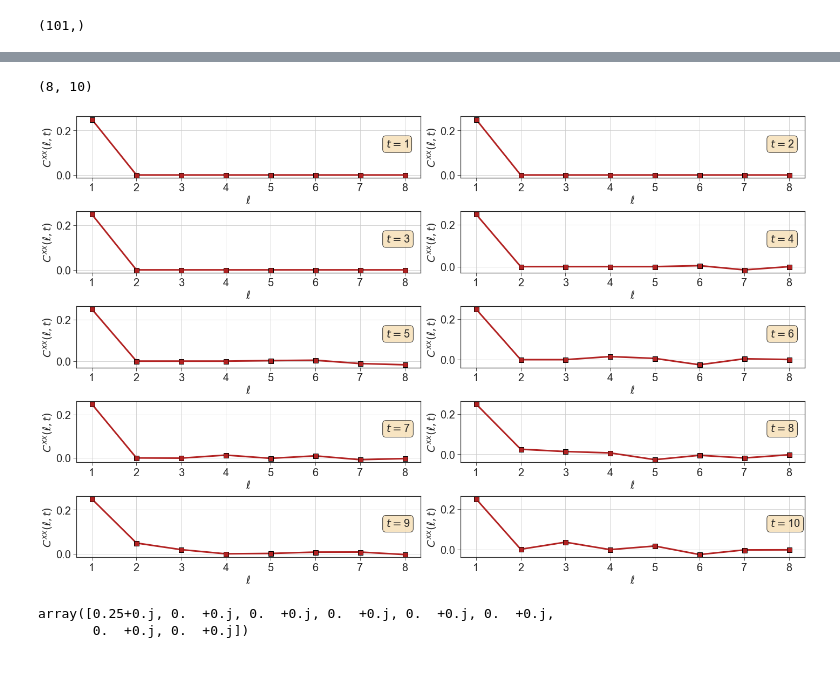
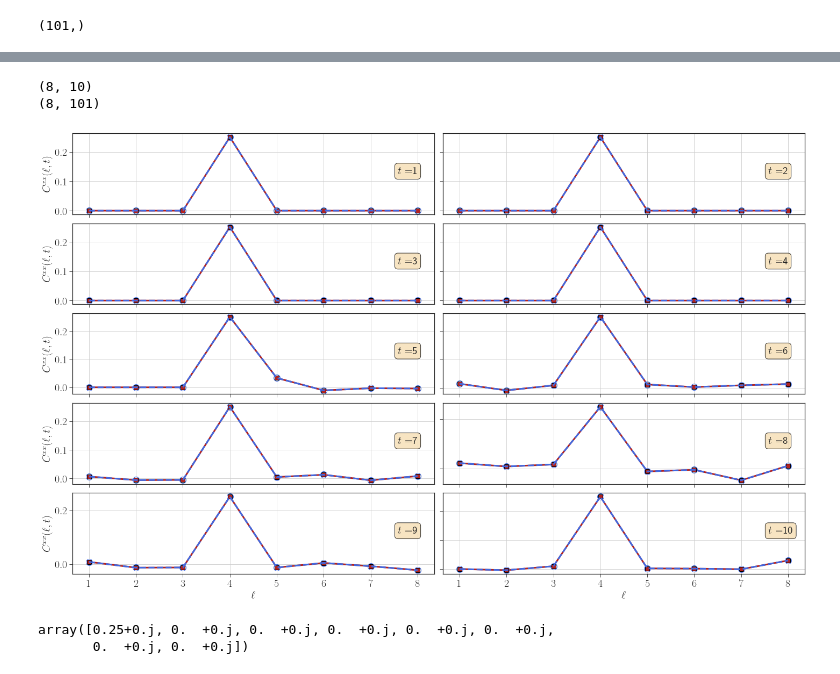
Before and after one commit to xiaobo-23/EntangledLightConeSampling, a Jupyter notebook: HQA_Data_Analysis.ipynb, the cells around one changed output, grey strips where cells are left out. Cells and saved outputs as stored; diff of their text form; code cells hidden in the pictures.

Commit message:
ED and TEBD codes agree with each other quantitatively

```diff
--- a/HQA_Data_Analysis.ipynb
+++ b/HQA_Data_Analysis.ipynb
@@ -164,7 +164,7 @@ Text(0.5, 0, '$\\ell$')
 # %% [markdown]
 #### Analyze local observables $S_{z}$, spin correlation funciton $C_{z}$, and overlap of wavefunctions from ED results using MPS
 # %%
-fileED = h5py.File("RawData/ED_N8_h0.2_Info_Kick.h5", "r")
+fileED = h5py.File("RawData/ED_N8_h2.0_Info.h5", "r")
 # %%
 fileED.keys()
 # %% [output]
@@ -185,19 +185,22 @@ fig = plt.figure(figsize = (12, 25 * goldenRatio), tight_layout = True)
 spec = gridspec.GridSpec(nrows = 10, ncols = 1, figure = fig)
 plt.style.use('seaborn-ticks')
 
-ED_Sz = np.array(fileED['Sz'])
+ED_Sz = np.array(fileED['Sx']); print(ED_Sz.shape)
+TEBD_Sz = np.array(fileTEBD['Sx']); print(TEBD_Sz.shape)
 for ind in range(timeSlice):
     ax1 = fig.add_subplot(spec[ind, 0])
     ax1.plot(np.arange(1, 9, 1), np.real(ED_Sz[:, ind]), linewidth = 3, color = 'royalblue', \
              marker = 's', markersize = 9, markeredgecolor = 'black')
+    ax1.plot(np.arange(1, 9, 1), np.real(TEBD_Sz[:, ind * 10]), linewidth = 3, color = 'firebrick', \
+             marker = 'o', markersize = 9, markeredgecolor = 'black')
     ax1.grid()
-    print(np.real(ED_Sz[:, ind]))
+#     print(np.real(ED_Sz[:, ind]))
 
     if ind == timeSlice - 1:
         ax1.set_xlabel(r'$\ell_{x}$', fontsize = 20)
     else:
         ax1.set_xticklabels([])
-    ax1.set_ylim(-0.5, 0.5)
+    ax1.set_ylim(-0.1, 0.1)
     ax1.set_ylabel(r'$S_{z}(\ell_{x})$', fontsize = 20)
     ax1.tick_params(axis = "both", which = "major", labelsize = 16)
     ax1.text(.8, .2, r'$t = $' + str(ind), transform = ax1.transAxes, fontsize = 20,
@@ -228,5 +218,5 @@ print(PsiOverlap_ED.shape)
 # %%
-fileTEBD = h5py.File("RawData/TEBD_N8_h0.2_Info.h5", "r")
+fileTEBD = h5py.File("RawData/TEBD_N8_h2.0_Info.h5", "r")
 PsiOverlap_TEBD = np.array(fileTEBD['Wavefunction Overlap'])
 PsiOverlap_TEBD.shape
 # %% [output]
@@ -271,33 +267,47 @@ ax2.grid()
 # %%
-Czz = np.array(fileED['Czz'])
-Czz.shape
+# Czz = np.array(fileED['Czz'])
+# Czz.shape
-# %% [output]
-(8, 10)
 # %%
 '''
     Plot time evolution of spin correlation function
 '''
 
 fig = plt.figure(figsize = (20, 20 * goldenRatio), tight_layout = True)
 spec = gridspec.GridSpec(nrows = 5, ncols = 2, figure = fig)
 plt.style.use('seaborn-ticks')
 
+ED_Czz = np.array(fileED['Cxx']); print(ED_Czz.shape)
+TEBD_Czz = np.array(fileTEBD['Cxx']); print(TEBD_Czz.shape)
+
 for ind in range(timeSlice):
     tmp1 = ind // 2
     tmp2 = ind % 2
     ax1 = fig.add_subplot(spec[tmp1, tmp2])
-    ax1.plot(np.arange(1, 9, 1), np.real(Czz[0 * physicalSite : 1 * physicalSite, ind]), linewidth = 3, color = 'firebrick', \
-             marker = 's', markersize = 9, markeredgecolor = 'black')
-#     ax1.set_ylim(-.12, .12)
-    ax1.set_xlabel(r'$\ell$', fontsize = 20)
-    ax1.set_ylabel(r'$C^{xx}(\ell, t)$', fontsize = 20)
+    ax1.plot(np.arange(1, 9, 1), np.real(ED_Czz[0 * physicalSite : 1 * physicalSite, ind]), linewidth = 3, color = 'firebrick', \
+             marker = 's', markersize = 8, markeredgecolor = 'black')
+    ax1.plot(np.arange(1, 9, 1), np.real(TEBD_Czz[0 * physicalSite : 1 * physicalSite, ind * 10]), linewidth = 3, linestyle = "--", color = 'royalblue', \
+             marker = 'o', markersize = 12, markerfacecolor = "none")
+
+    if ind >= 8:
+        ax1.set_xlabel(r'$\ell$', fontsize = 20)
+    else:
+        ax1.set_xticklabels([])
+
+    if ind % 2 == 0:
+        ax1.set_ylabel(r'$C^{xx}(\ell, t)$', fontsize = 20)
+    else:
+        ax1.set_yticklabels([])
+
     ax1.tick_params(axis = "both", which = "major", labelsize = 20)
     ax1.text(.9, .5, r'$t = $' + str(ind + 1), transform = ax1.transAxes, fontsize = 20,
             bbox = dict(boxstyle = "round", facecolor = 'wheat', alpha = .8))
     ax1.grid()
-# plt.savefig('ED_N8_h0.2_Cxx.pdf')
+
+# plt.savefig("TEBD_ED_N8_h0.0_Czz.pdf")
 # %% [output]
+(8, 10)
+(8, 101)
-[figure, old version]
+[figure, new version]
 # %%
 Czz[:, 0]
 # %% [output]
```
Also changed, not shown: parts of 8 cells of this notebook, 2 other files.
